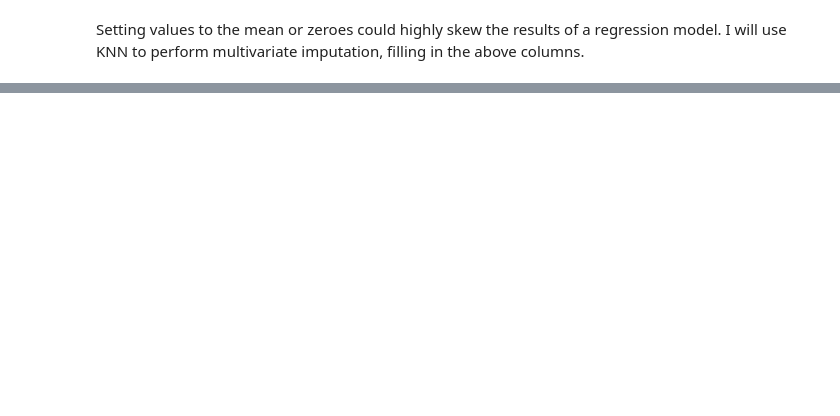
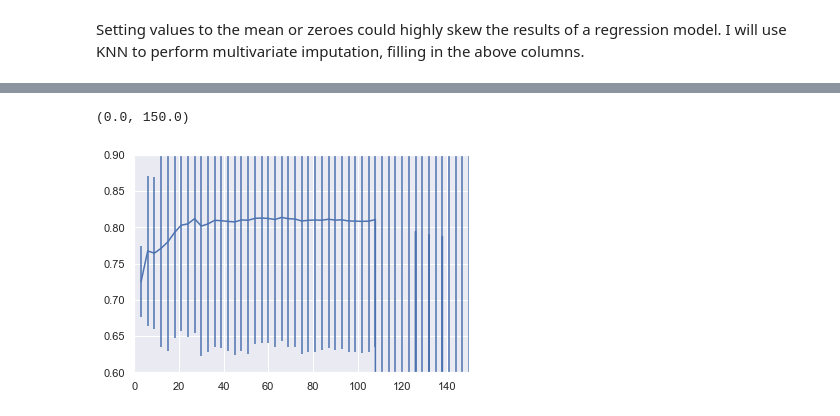
Before and after one commit to martinsun0/AML-assignments, a Jupyter notebook: hw2/RLS/hw2_part1.ipynb, the cells around one changed output, grey strips where cells are left out. Saved outputs shown, nothing was run; the diff lists cells and outputs as text; code cells hidden in the pictures; blank space fills up the shorter version.

```diff
--- a/hw2/RLS/hw2_part1.ipynb
+++ b/hw2/RLS/hw2_part1.ipynb
@@ -515,0 +497,7 @@ array([[1.15442886e-311, 1.15442844e-311, 1.06099790e-313],
+# %%
+plt.errorbar(score_k[:,0], score_k[:,1], yerr=score_k[:,2])
+plt.ylim(0.6, 0.9)
+plt.xlim(0,150)
+# %% [output]
+(0.0, 150.0)
+[figure, added]
```
Also changed, not shown: parts of 119 cells of this notebook, 2 other files.
